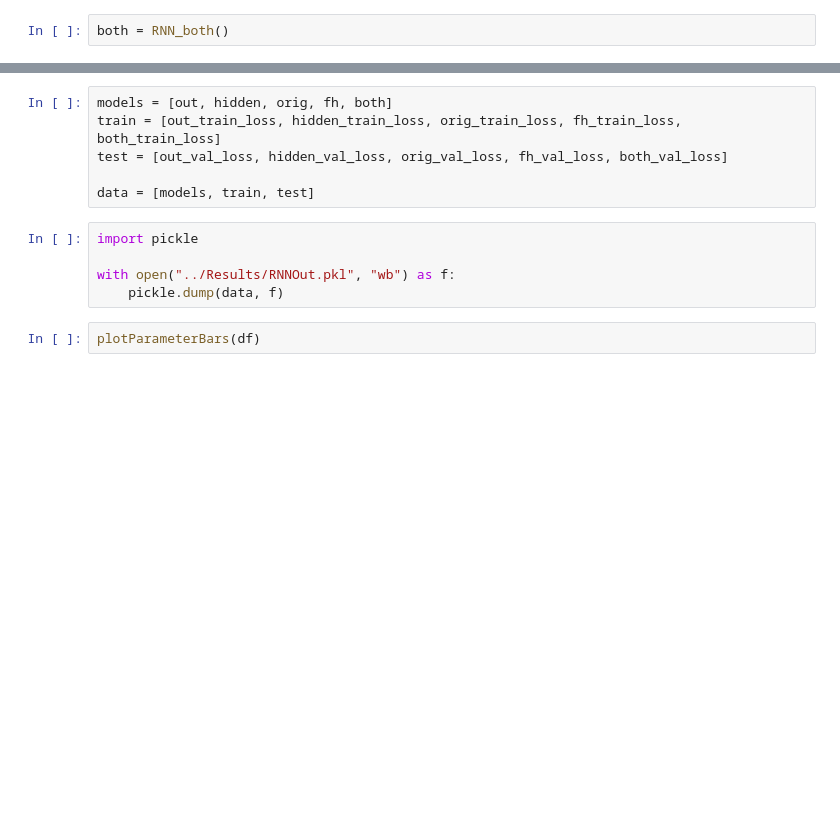
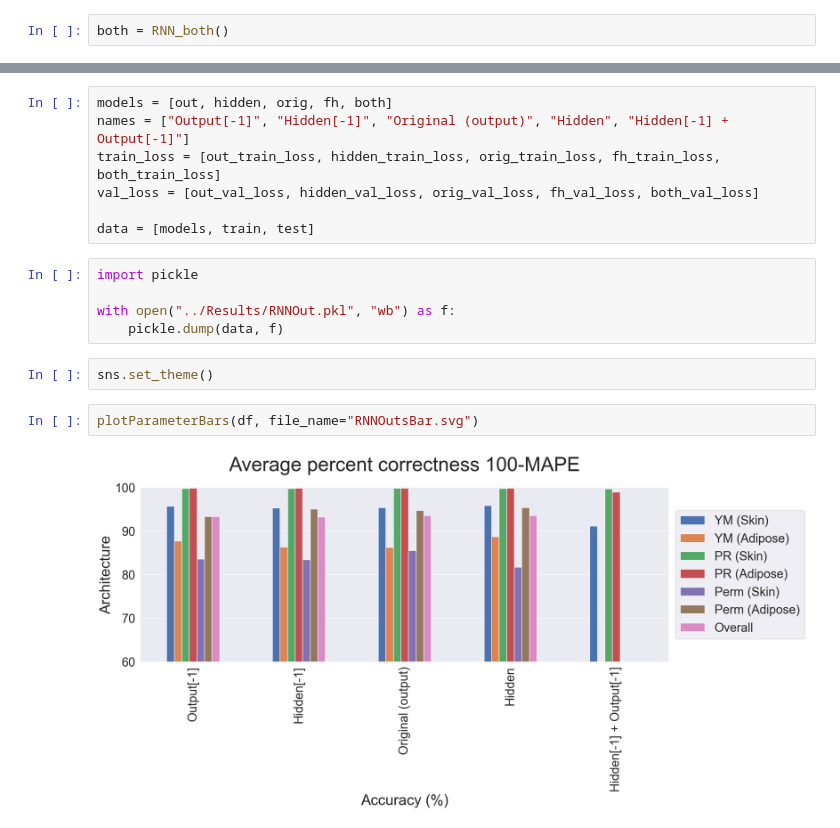
Before and after one commit to RobbieSoutham/SkinLearning, a Jupyter notebook: Notebooks/RNN outputs.ipynb, the cells around one changed output, grey strips where cells are left out. Saved outputs shown, nothing was run; the diff lists cells and outputs as text; blank space fills up the shorter version.

Commit message:
RNN/LSTM/GRU tests

```diff
--- a/Notebooks/RNN outputs.ipynb
+++ b/Notebooks/RNN outputs.ipynb
@@ -399,7 +557,8 @@ Average percent correctness 100-MAPE
 # %%
 models = [out, hidden, orig, fh, both]
-train = [out_train_loss, hidden_train_loss, orig_train_loss, fh_train_loss, both_train_loss]
-test = [out_val_loss, hidden_val_loss, orig_val_loss, fh_val_loss, both_val_loss]
+names = ["Output[-1]", "Hidden[-1]", "Original (output)", "Hidden", "Hidden[-1] + Output[-1]"]
+train_loss = [out_train_loss, hidden_train_loss, orig_train_loss, fh_train_loss, both_train_loss]
+val_loss = [out_val_loss, hidden_val_loss, orig_val_loss, fh_val_loss, both_val_loss]
 
 data = [models, train, test]
 # %%
@@ -407,6 +566,10 @@ import pickle
 
 with open("../Results/RNNOut.pkl", "wb") as f:
     pickle.dump(data, f)
+# %%
+sns.set_theme()
 # %%
-plotParameterBars(df)
+plotParameterBars(df, file_name="RNNOutsBar.svg")
+# %% [output]
+[figure, added]
 # %%
```
Also changed, not shown: parts of 22 cells of this notebook, 22 other files.
